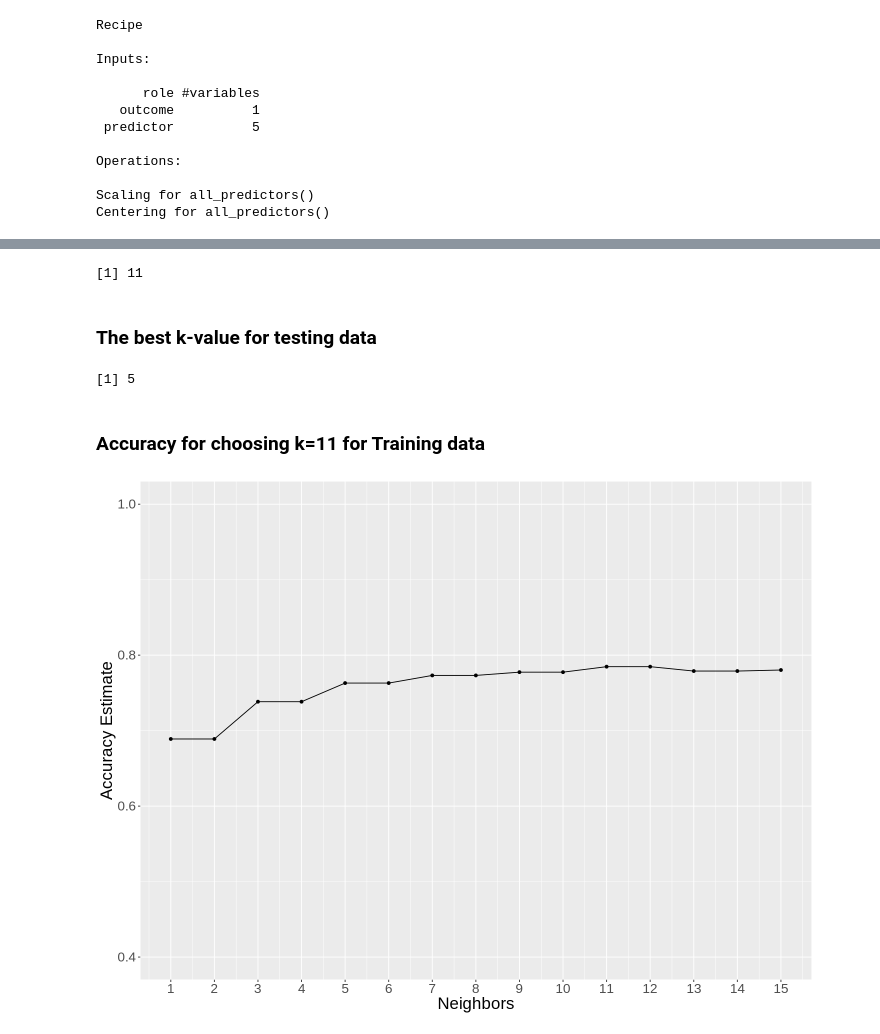
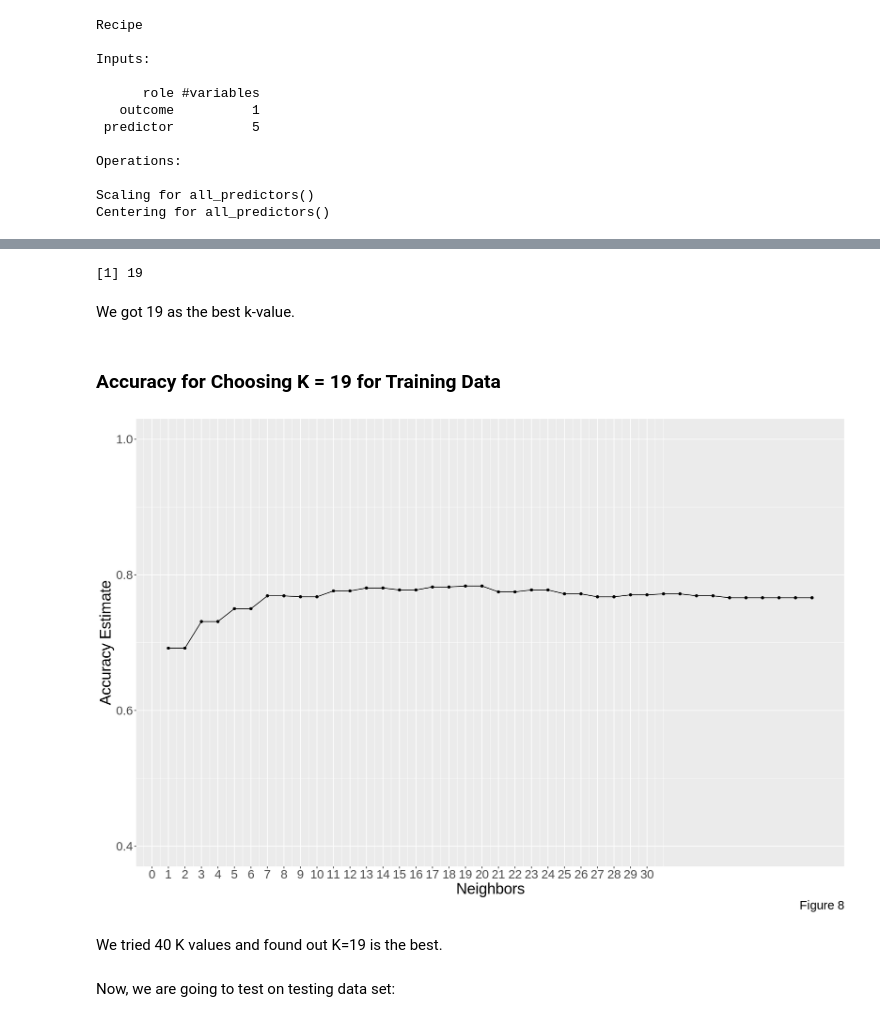
Before and after one commit to sara2815/Heart-Attack-Analysis, a Jupyter notebook: Group-43-Project.ipynb, the cells around one changed output, grey strips where cells are left out. Drawn from its saved outputs; the diff is of its cells as text; code cells hidden in the pictures.

```diff
--- a/Group-43-Project.ipynb
+++ b/Group-43-Project.ipynb
@@ -342,9 +333,9 @@ Centering for all_predictors()
 # %%
-set.seed(1238)
+set.seed(999)
 
 heart_vfold_train <- vfold_cv(heart_train, v= 5, strata = heart_disease)
 
-k_vals <- tibble(neighbors=seq(from = 1, to = 15))
+k_vals <- tibble(neighbors=seq(from = 1, to = 40))
 
 knn_tune <- nearest_neighbor(weight_func = "rectangular",
                              neighbors = tune()) |>
@@ -367,55 +358,32 @@ k_value_train <- knn_results_train |>
 
 k_value_train
 # %% [output]
-[1] 11
+[1] 19
-# %% [markdown]
-### The best k-value for testing data ###
-# %%
-set.seed(1238)
-
-heart_vfold_test <- vfold_cv(heart_test, v= 5, strata = heart_disease)
-
-k_vals <- tibble(neighbors=seq(from = 1, to = 15))
-
-knn_tune <- nearest_neighbor(weight_func = "rectangular",
-                             neighbors = tune()) |>
-                              set_engine("kknn") |>
-                      set_mode("classification")
-
-knn_results_test <- workflow() |>
-       add_recipe(heart_recipe) |>
-       add_model(knn_tune) |>
-       tune_grid(resamples = heart_vfold_test, grid = k_vals) |>
-       collect_metrics()
-
-k_value_test <- knn_results_test |>
-      select(.metric, mean,neighbors) |>
-      filter(.metric == "accuracy") |>
-      arrange(desc(mean)) |>
-      slice(1) |>
-      select(neighbors) |>
-      pull()
-
-k_value_test
-# %% [output]
-[1] 5
+# %% [markdown]
+We got 19 as the best k-value.
 # %% [markdown]
-### Accuracy for choosing k=11 for Training data ###
+### Accuracy for Choosing K = 19 for Training Data ###
 # %%
 accuracies <- knn_results_train |>
        filter(.metric == "accuracy")
 
+options(repr.plot.width = 15, repr.plot.height = 10)
+
 accuracy_versus_k <- ggplot(accuracies, aes(x = neighbors, y = mean))+
        geom_point() +
        geom_line() +
-       labs(x = "Neighbors", y = "Accuracy Estimate")+
+       labs(x = "Neighbors", y = "Accuracy Estimate", caption="Figure 8")+
        scale_x_continuous(breaks = seq(0, 30, by = 1)) +
        scale_y_continuous(limits = c(0.4, 1.0)) +
-       theme(text= element_text (size = 20))
+       theme(text= element_text (size = 22))
 
 accuracy_versus_k
 # %% [output]
-[figure, old version]
+[figure, new version]
+# %% [markdown]
+We tried 40 K values and found out K=19 is the best.
+# %% [markdown]
+Now, we are going to test on testing data set:
 # %%
 knn_spec <- nearest_neighbor(weight_func = "rectangular",
                              neighbors = k_value_train) |>
```
Also changed, not shown: parts of 44 cells of this notebook.
